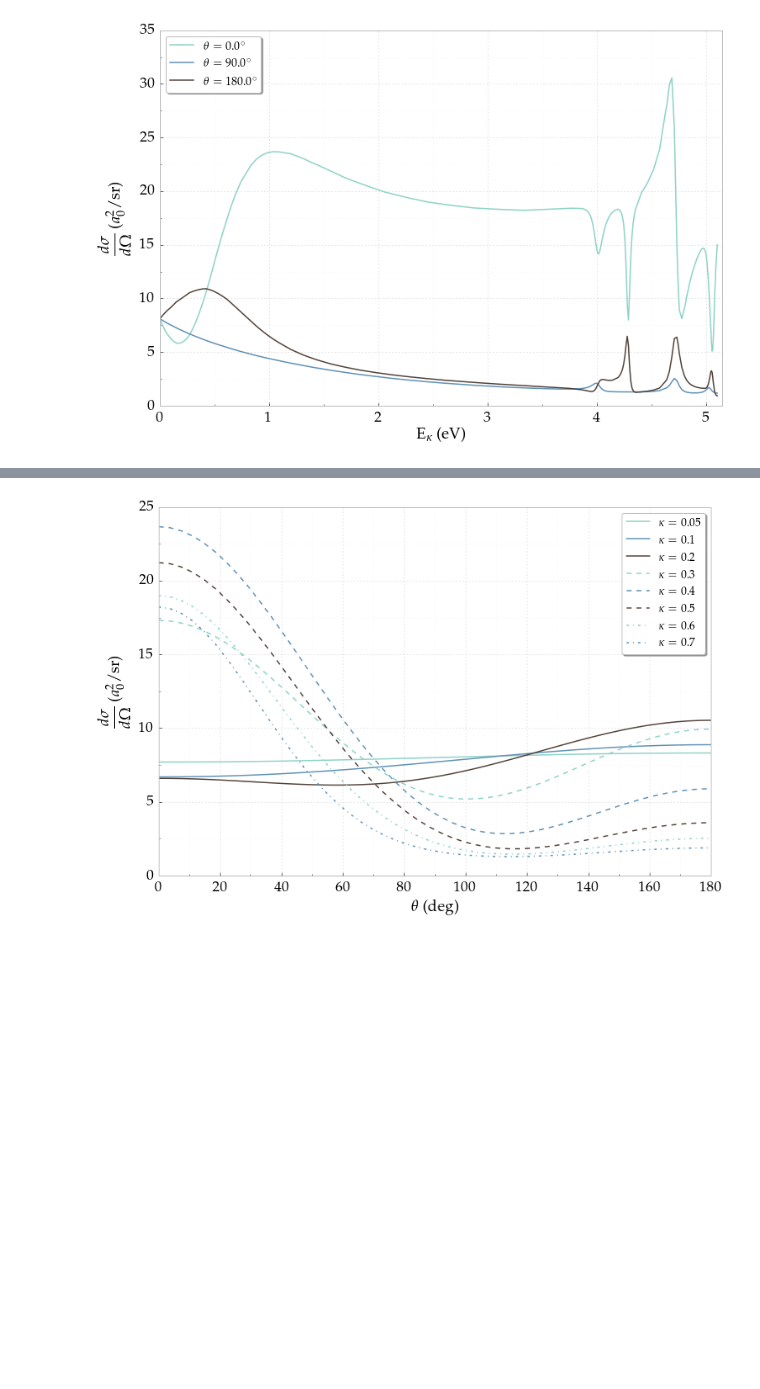
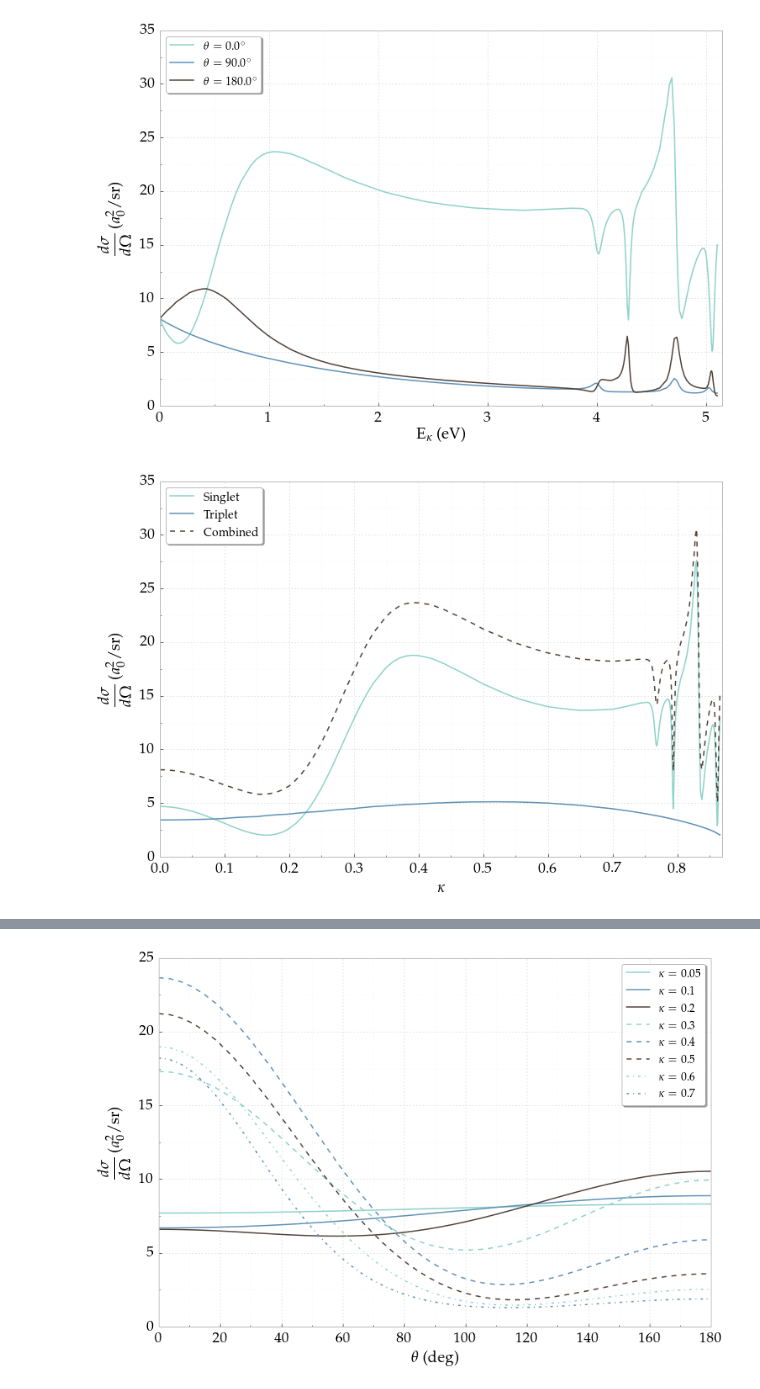
Before and after one commit to DentonW/Papers, a Jupyter notebook: Dissertation/IPython/Differential Cross Sections.ipynb, the cells around one changed output, grey strips where cells are left out. Cells and saved outputs as stored; diff of their text form; code cells hidden in the pictures; blank space fills up the shorter version.

```diff
--- a/Dissertation/IPython/Differential Cross Sections.ipynb
+++ b/Dissertation/IPython/Differential Cross Sections.ipynb
@@ -668,3 +668,35 @@ pyplot.show()
 8.11291022653 0.0001 6.8028462625e-08
 8.10794065921 0.0001 6.8028462625e-08
 [figure]
+# %%
+theta = 0
+plotcol = ("#8dd3c7", '#5F91B7', "#52423A")
+
+lmax = 5  # Through the H-wave
+
+pyplot.xlabel(r"${\rm{E}}_{\kappa}$ (eV)")
+pyplot.xlabel(r"$\kappa$")
+pyplot.ylabel(r"$\displaystyle \frac{d\sigma}{d\Omega}$ ($a_0^2/$sr)")
+
+diff_cross1 = []
+diff_cross3 = []
+for i in range(np.size(kappasub)):
+    k = kappasub[i]
+    d1 = DifferentialCrossSingle(k, theta, kappasub, lmax, interp_phase1)
+    d3 = DifferentialCrossSingle(k, theta, kappasub, lmax, interp_phase3)
+    diff_cross1 = np.append(diff_cross1, 0.25*d1)
+    diff_cross3 = np.append(diff_cross3, 0.75*d3)
+diff_cross = diff_cross1+diff_cross3
+pyplot.plot(kappasub, diff_cross1, marker='.', markersize=0.01, label='Singlet', color=plotcol[0])
+pyplot.plot(kappasub, diff_cross3, marker='.', markersize=0.01, label='Triplet', color=plotcol[1])
+pyplot.plot(kappasub, diff_cross, marker='.', markersize=0.01, label='Combined', ls='dashed', color=plotcol[2])
+
+pyplot.legend()
+pyplot.xlim([0,0.87])
+#pyplot.xlim([0,5.15])
+FixPlot(plt)
+#pyplot.ylabel(r"$\displaystyle \frac{d\sigma}{d\Omega}$ ($a_0^2/$sr)", fontsize=22)
+pyplot.savefig("diff-cross-0-vskappa.pdf", bbox_inches='tight')
+pyplot.show()
+# %% [output]
+[figure, added]
```
Also changed, not shown: parts of 2 cells of this notebook, 19 other files.
